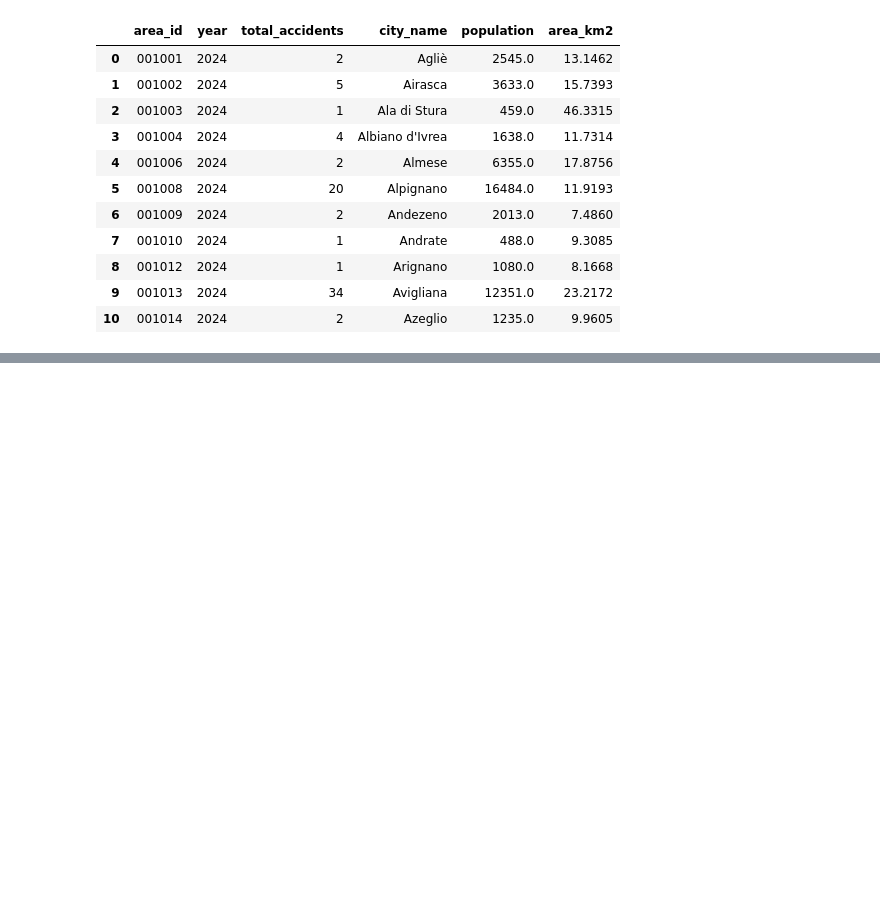
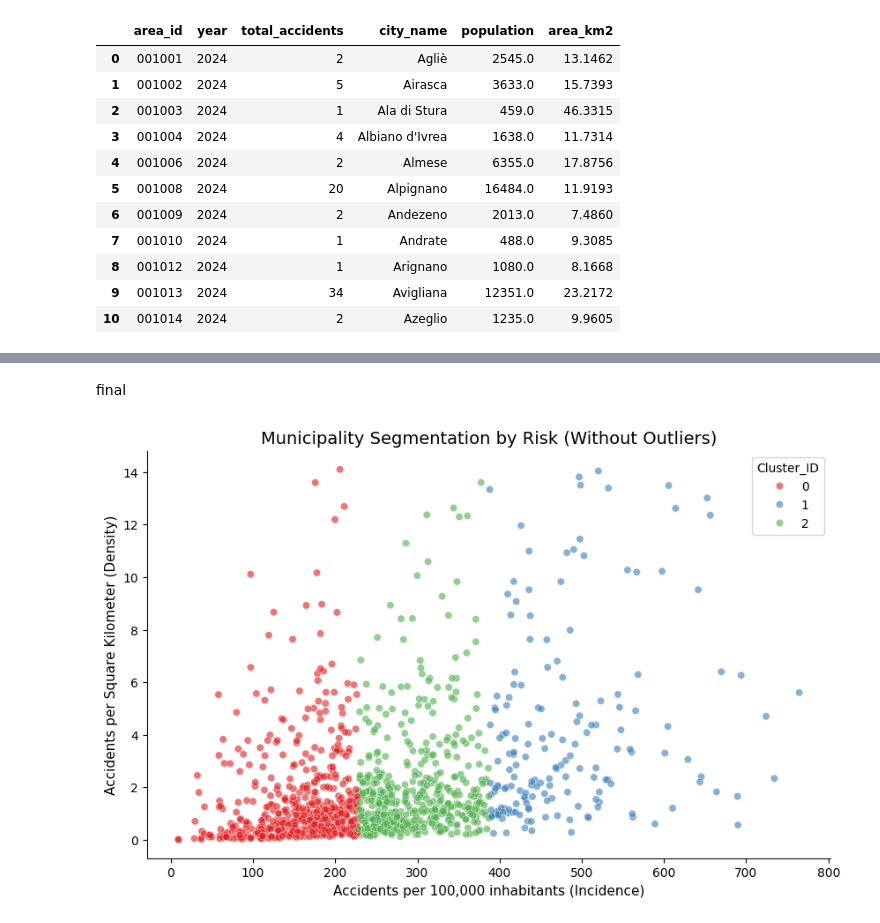
Before and after one commit to francesco-mauro/capston_project_final, a Jupyter notebook: main.ipynb, the cells around one changed output, grey strips where cells are left out. Saved outputs shown, nothing was run; the diff lists cells and outputs as text; code cells hidden in the pictures; blank space fills up the shorter version.

```diff
--- a/main.ipynb
+++ b/main.ipynb
@@ -187,0 +273,52 @@ SITUAS area_id format:
+# %% [markdown]
+final
+# %%
+# Importiamo gli strumenti di Machine Learning
+from sklearn.cluster import KMeans
+from sklearn.preprocessing import StandardScaler
+import seaborn as sns
+
+
+# data preparation and outliers removed in 4 iteration
+ml_data = kpi_df.dropna(subset=['accidents_per_100k', 'accidents_per_km2']).copy()
+ml_data = ml_data[ml_data['population'] > 10000]
+ml_data = ml_data[(ml_data['accidents_per_100k'] < 800) & (ml_data['accidents_per_km2'] < 15)]
+
+
+# K-Means model (Low, Medium, High)
+kmeans = KMeans(n_clusters=3, random_state=70, n_init=17)
+
+# Apply the model directly to the raw KPI features
+ml_data['Cluster_ID'] = kmeans.fit_predict(
+    ml_data[['accidents_per_100k', 'accidents_per_km2']]
+)
+
+# Scatter Plot
+
+plt.figure(figsize=(10, 6))
+
+sns.scatterplot(
+    data=ml_data,
+    x='accidents_per_100k',
+    y='accidents_per_km2',
+    hue='Cluster_ID',
+    palette='Set1',
+    alpha=0.6
+)
+
+#labels
+plt.title('Municipality Segmentation by Risk (Without Outliers)', fontsize=14)
+plt.xlabel('Accidents per 100,000 inhabitants (Incidence)', fontsize=11)
+plt.ylabel('Accidents per Square Kilometer (Density)', fontsize=11)
+
+plt.gca().spines['top'].set_visible(False)
+plt.gca().spines['right'].set_visible(False)
+
+
+
+ml_data.to_csv(project_folder_clean / "final_clustered_data.csv", index=False)
+
+
+plt.show()
+# %% [output]
+[figure, added]
```
Also changed, not shown: parts of 5 cells of this notebook, 3 other files.
